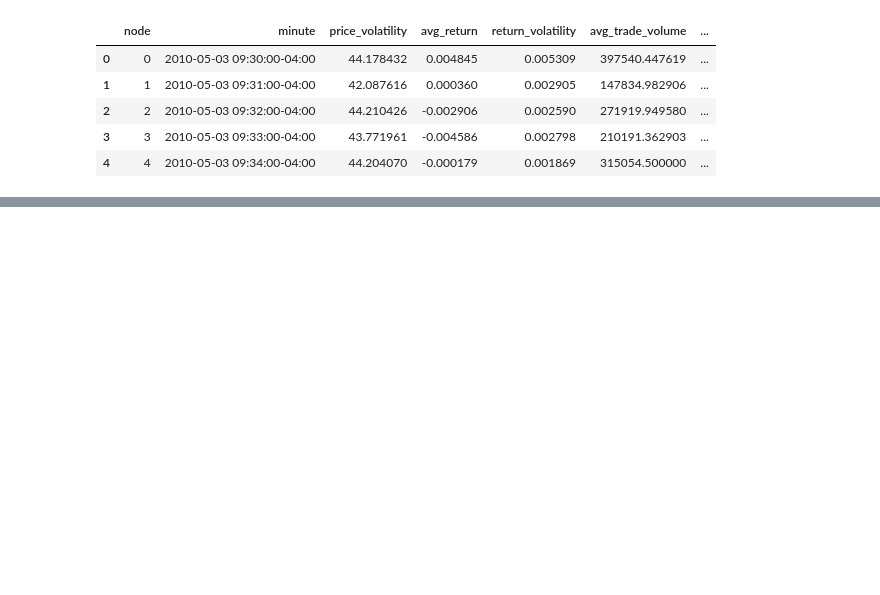
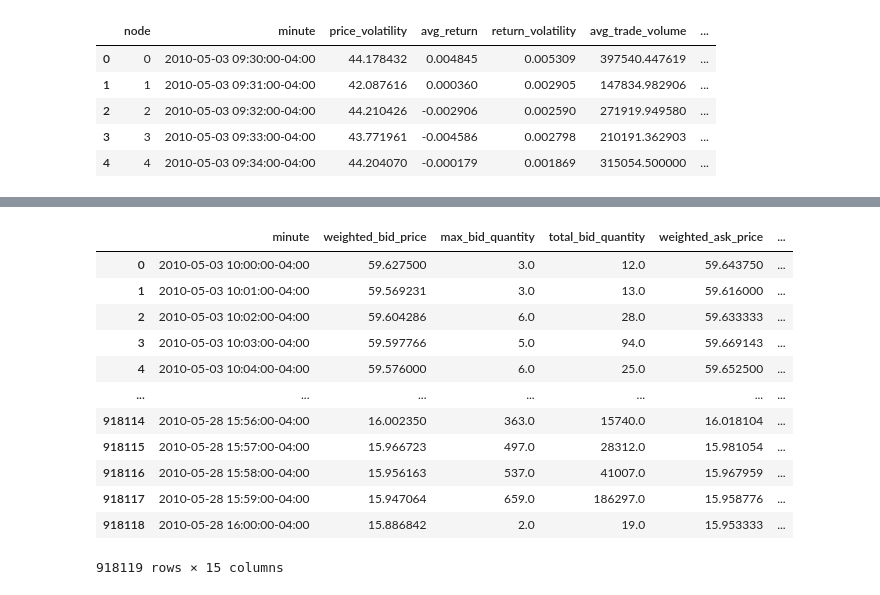
Before and after one commit to OtiLeBoss/financial_big_data, a Jupyter notebook: louvain.ipynb, the cells around one changed output, grey strips where cells are left out. Cells and saved outputs as stored; diff of their text form; code cells hidden in the pictures; blank space fills up the shorter version.

```diff
--- a/louvain.ipynb
+++ b/louvain.ipynb
@@ -194,0 +361,20 @@ cdf
+# %%
+#AGGREGRATE FEATURES PER STATE
+combined_df= pd.read_csv('/Users/othmaneio/Documents/financial_big_data/combined_stock_data.csv')
+combined_df = combined_df.astype({'minute': 'str', 'stock': 'str'})
+cdf = pd.merge(combined_df, flattened_data[['minute', 'cluster']], on='minute')
+cdf
+# %% [output]
+|  | minute | weighted_bid_price | max_bid_quantity | total_bid_quantity | weighted_ask_price | ... |
+| 0 | 2010-05-03 10:00:00-04:00 | 59.627500 | 3.0 | 12.0 | 59.643750 | ... |
+| 1 | 2010-05-03 10:01:00-04:00 | 59.569231 | 3.0 | 13.0 | 59.616000 | ... |
+| 2 | 2010-05-03 10:02:00-04:00 | 59.604286 | 6.0 | 28.0 | 59.633333 | ... |
+| 3 | 2010-05-03 10:03:00-04:00 | 59.597766 | 5.0 | 94.0 | 59.669143 | ... |
+| 4 | 2010-05-03 10:04:00-04:00 | 59.576000 | 6.0 | 25.0 | 59.652500 | ... |
+| ... | ... | ... | ... | ... | ... | ... |
+| 918114 | 2010-05-28 15:56:00-04:00 | 16.002350 | 363.0 | 15740.0 | 16.018104 | ... |
+| 918115 | 2010-05-28 15:57:00-04:00 | 15.966723 | 497.0 | 28312.0 | 15.981054 | ... |
+| 918116 | 2010-05-28 15:58:00-04:00 | 15.956163 | 537.0 | 41007.0 | 15.967959 | ... |
+| 918117 | 2010-05-28 15:59:00-04:00 | 15.947064 | 659.0 | 186297.0 | 15.958776 | ... |
+| 918118 | 2010-05-28 16:00:00-04:00 | 15.886842 | 2.0 | 19.0 | 15.953333 | ... |
+918119 rows × 15 columns
```
Also changed, not shown: parts of 21 cells of this notebook.
